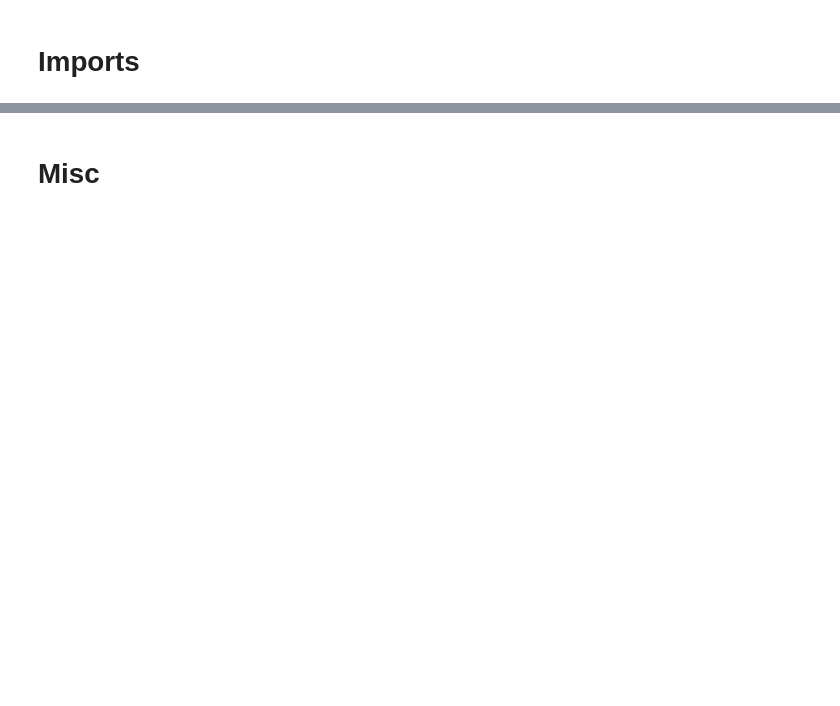
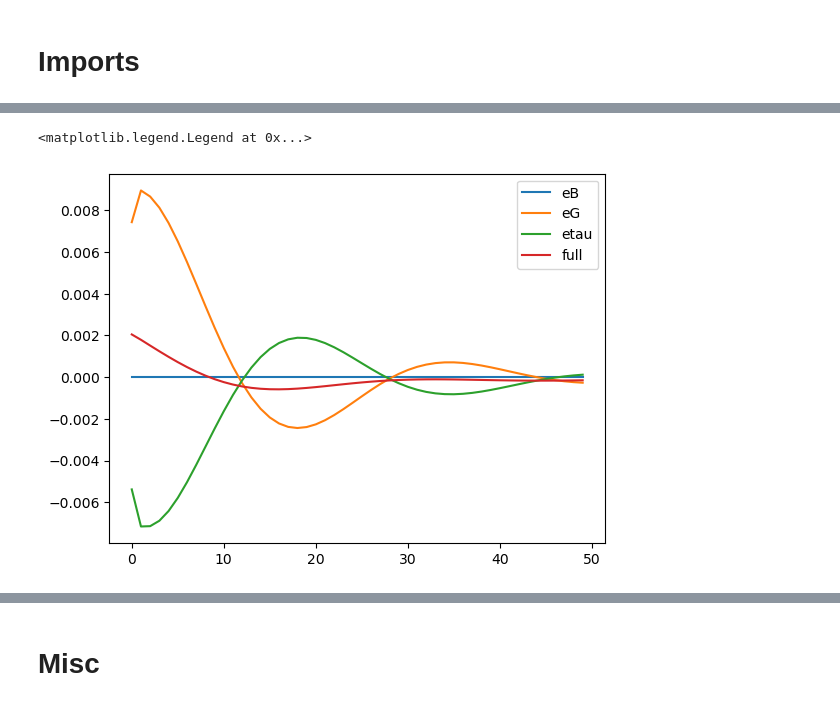
Before and after one commit to YanWin/StickyInformationHANK, a Jupyter notebook: notebooks/Tests_Examples/HANKSticky_minimal.ipynb, the cells around one changed output, grey strips where cells are left out. Cells and saved outputs as stored; diff of their text form; code cells hidden in the pictures; blank space fills up the shorter version.

```diff
--- a/notebooks/Tests_Examples/HANKSticky_minimal.ipynb
+++ b/notebooks/Tests_Examples/HANKSticky_minimal.ipynb
@@ -115,15 +135,18 @@ model.show_IRFs(paths,lvl_value=lvl_value,abs_diff=abs_diff,ncols=3,T_max=model.
 IRF_full = deepcopy(model.IRF)
 # path_full = model.path.__dict__.copy()
 # %%
-# model.blocks = [
-#             'blocks.production_firm',
-#             'blocks.price_setters',
-#             'blocks.mutual_fund',
-#             'blocks.government',
-#             'hh',
-#             'blocks.union',
-#             'blocks.taylor_passive',
-#             'blocks.invest_residual',
-#             'blocks.fisher',
-#             'blocks.real_wage',
-#             'blocks.market_clearing']
+model.blocks = [
+            'blocks.production_firm',
+            'blocks.price_setters',
+            'blocks.mutual_fund',
+            'blocks.government_custom',
+            'hh',
+            'blocks.union',
+            'blocks.taylor',
+            'blocks.invest_residual',
+            'blocks.fisher',
+            'blocks.real_wage',
+            'blocks.market_clearing']
+# model.par.rho_m = 0.89
+# model.par.phi_pi = 0.0
+# model.par.phi_G = 1.0
@@ -148,0 +174,9 @@ IRF_full = deepcopy(model.IRF)
+# %%
+model.find_IRFs(shocks={'deG': dG})
+IRF_eG = deepcopy(model.IRF)
+
+model.find_IRFs(shocks={'detau': dtau})
+IRF_etau = deepcopy(model.IRF)
+
+model.find_IRFs(shocks={'deB': dB})
+IRF_eB = deepcopy(model.IRF)
@@ -148,0 +203,11 @@ IRF_full = deepcopy(model.IRF)
+# %%
+fig,ax = plt.subplots()
+T_max = 50
+ax.plot(np.arange(T_max), IRF_eB['Y'][:T_max], label='eB')
+ax.plot(np.arange(T_max), IRF_eG['Y'][:T_max], label='eG')
+ax.plot(np.arange(T_max), IRF_etau['Y'][:T_max], label='etau')
+ax.plot(np.arange(T_max), IRF_full['Y'][:T_max], label='full')
+ax.legend()
+# %% [output]
+<matplotlib.legend.Legend at 0x...>
+[figure, added]
```
Also changed, not shown: parts of 18 cells of this notebook, 7 other files.
